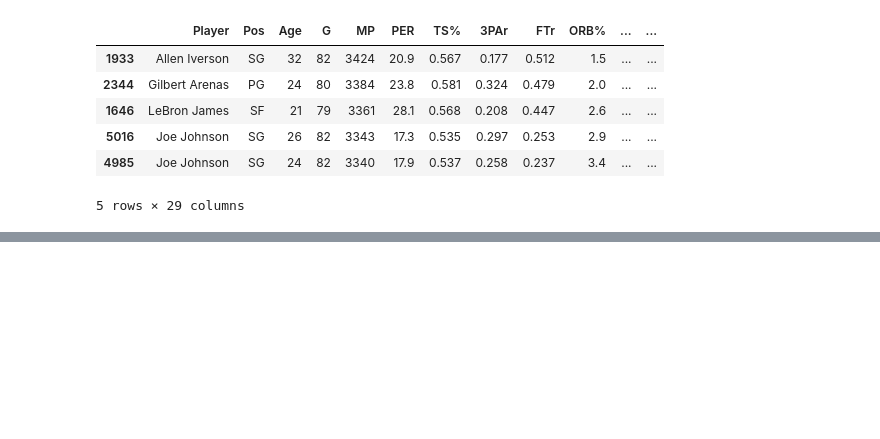
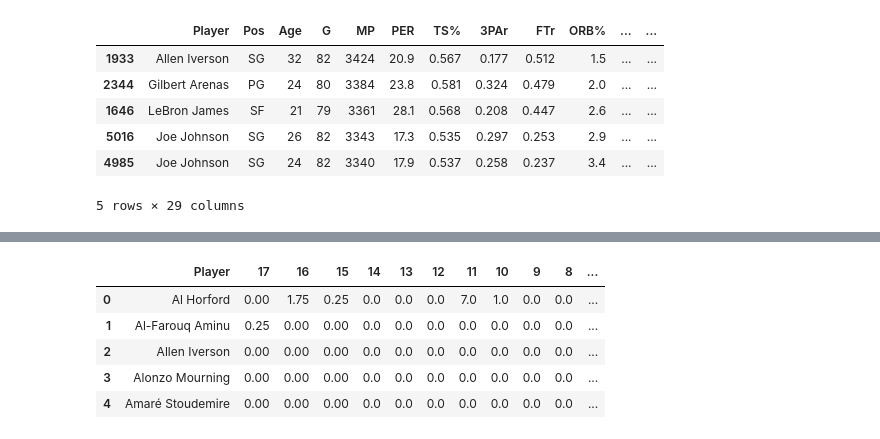
Before and after one commit to dmacUT/nba-final4-projections, a Jupyter notebook: AddingDefPlayerVotes.ipynb, the cells around one changed output, grey strips where cells are left out. Saved outputs shown, nothing was run; the diff lists cells and outputs as text; code cells hidden in the pictures; blank space fills up the shorter version.

```diff
--- a/AddingDefPlayerVotes.ipynb
+++ b/AddingDefPlayerVotes.ipynb
@@ -409,0 +399,9 @@ ad
+# %%
+fvdf_nosum.head()
+# %% [output]
+|  | Player | 17 | 16 | 15 | 14 | 13 | 12 | 11 | 10 | 9 | 8 | ... |
+| 0 | Al Horford | 0.00 | 1.75 | 0.25 | 0.0 | 0.0 | 0.0 | 7.0 | 1.0 | 0.0 | 0.0 | ... |
+| 1 | Al-Farouq Aminu | 0.25 | 0.00 | 0.00 | 0.0 | 0.0 | 0.0 | 0.0 | 0.0 | 0.0 | 0.0 | ... |
+| 2 | Allen Iverson | 0.00 | 0.00 | 0.00 | 0.0 | 0.0 | 0.0 | 0.0 | 0.0 | 0.0 | 0.0 | ... |
+| 3 | Alonzo Mourning | 0.00 | 0.00 | 0.00 | 0.0 | 0.0 | 0.0 | 0.0 | 0.0 | 0.0 | 0.0 | ... |
+| 4 | Amaré Stoudemire | 0.00 | 0.00 | 0.00 | 0.0 | 0.0 | 0.0 | 0.0 | 0.0 | 0.0 | 0.0 | ... |
```
Also changed, not shown: parts of 49 cells of this notebook.
